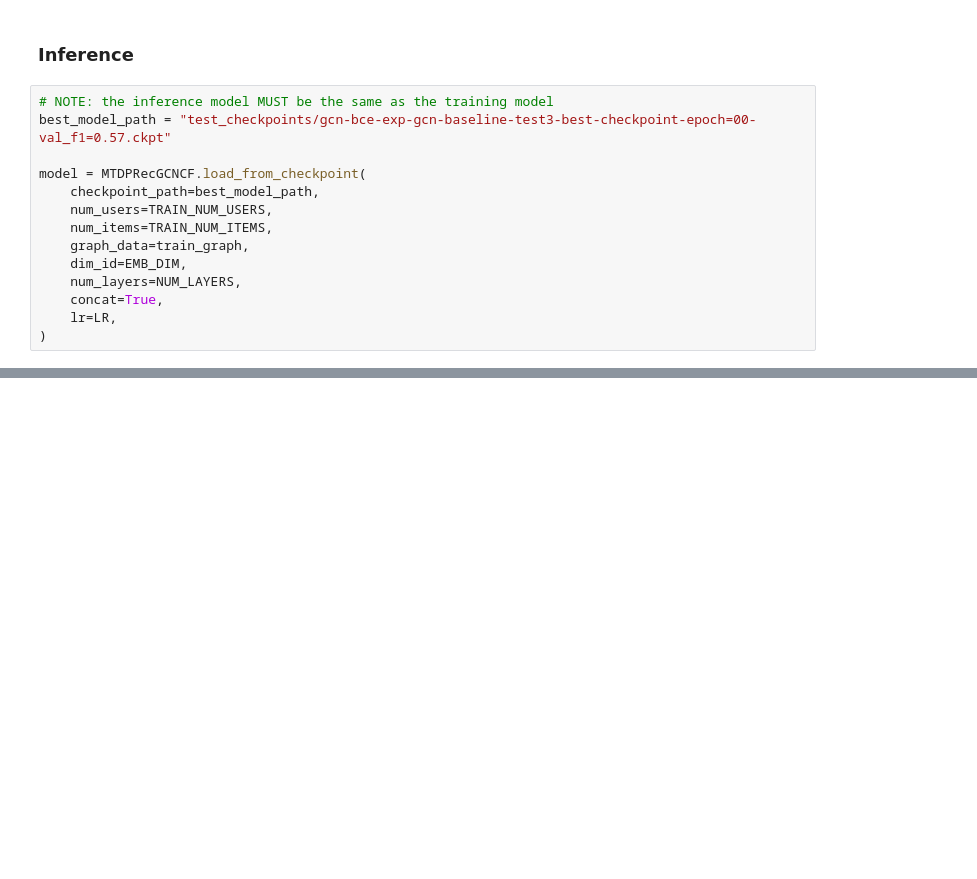
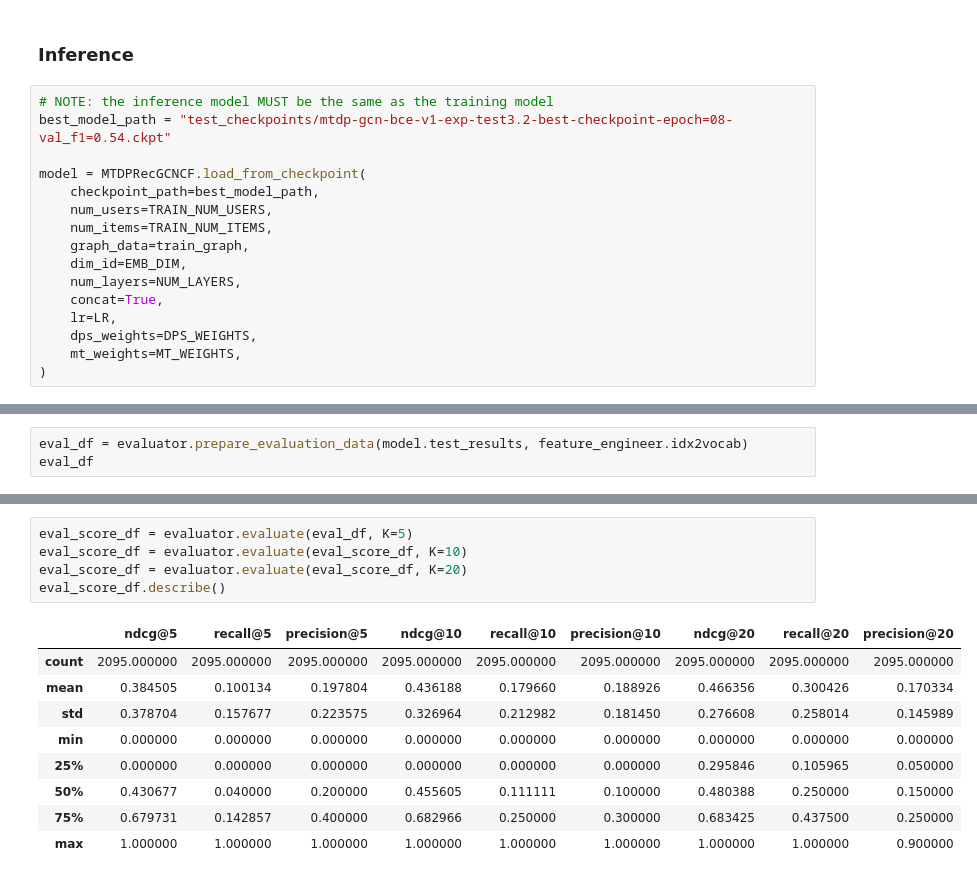
Before and after one commit to jeffery5bai/DPRecSys, a Jupyter notebook: experiments/mt_dps_gcn_cf_exp.ipynb, the cells around one changed output, grey strips where cells are left out. Cells and saved outputs as stored; diff of their text form; blank space fills up the shorter version.

Commit message:
add ranking evaluation

```diff
--- a/experiments/mt_dps_gcn_cf_exp.ipynb
+++ b/experiments/mt_dps_gcn_cf_exp.ipynb
@@ -315,7 +325,7 @@ Epoch 5, global step 2100: 'val_f1' was not in top 1
 ### Inference
 # %%
 # NOTE: the inference model MUST be the same as the training model
-best_model_path = "test_checkpoints/gcn-bce-exp-gcn-baseline-test3-best-checkpoint-epoch=00-val_f1=0.57.ckpt"
+best_model_path = "test_checkpoints/mtdp-gcn-bce-v1-exp-test3.2-best-checkpoint-epoch=08-val_f1=0.54.ckpt"
 
 model = MTDPRecGCNCF.load_from_checkpoint(
     checkpoint_path=best_model_path,
@@ -326,6 +336,8 @@ model = MTDPRecGCNCF.load_from_checkpoint(
     num_layers=NUM_LAYERS,
     concat=True,
     lr=LR,
+    dps_weights=DPS_WEIGHTS,
+    mt_weights=MT_WEIGHTS,
 )
 # %%
 # start inference
@@ -371,0 +385,3 @@ model.test_results
+# %%
+eval_df = evaluator.prepare_evaluation_data(model.test_results, feature_engineer.idx2vocab)
+eval_df
@@ -371,0 +402,15 @@ model.test_results
+# %%
+eval_score_df = evaluator.evaluate(eval_df, K=5)
+eval_score_df = evaluator.evaluate(eval_score_df, K=10)
+eval_score_df = evaluator.evaluate(eval_score_df, K=20)
+eval_score_df.describe()
+# %% [output]
+|  | ndcg@5 | recall@5 | precision@5 | ndcg@10 | recall@10 | precision@10 | ndcg@20 | recall@20 | precision@20 |
+| count | 2095.000000 | 2095.000000 | 2095.000000 | 2095.000000 | 2095.000000 | 2095.000000 | 2095.000000 | 2095.000000 | 2095.000000 |
+| mean | 0.384505 | 0.100134 | 0.197804 | 0.436188 | 0.179660 | 0.188926 | 0.466356 | 0.300426 | 0.170334 |
+| std | 0.378704 | 0.157677 | 0.223575 | 0.326964 | 0.212982 | 0.181450 | 0.276608 | 0.258014 | 0.145989 |
+| min | 0.000000 | 0.000000 | 0.000000 | 0.000000 | 0.000000 | 0.000000 | 0.000000 | 0.000000 | 0.000000 |
+| 25% | 0.000000 | 0.000000 | 0.000000 | 0.000000 | 0.000000 | 0.000000 | 0.295846 | 0.105965 | 0.050000 |
+| 50% | 0.430677 | 0.040000 | 0.200000 | 0.455605 | 0.111111 | 0.100000 | 0.480388 | 0.250000 | 0.150000 |
+| 75% | 0.679731 | 0.142857 | 0.400000 | 0.682966 | 0.250000 | 0.300000 | 0.683425 | 0.437500 | 0.250000 |
+| max | 1.000000 | 1.000000 | 1.000000 | 1.000000 | 1.000000 | 1.000000 | 1.000000 | 1.000000 | 0.900000 |
```
Also changed, not shown: parts of 6 cells of this notebook, 3 other files.
